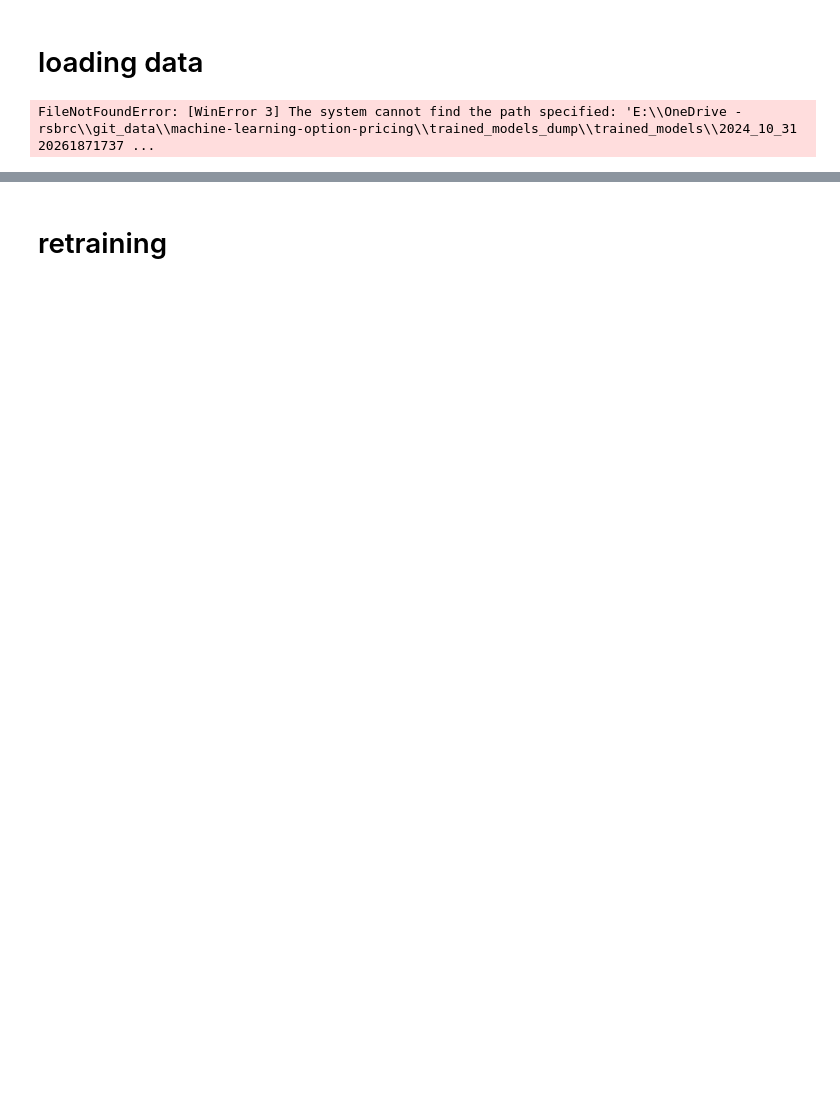
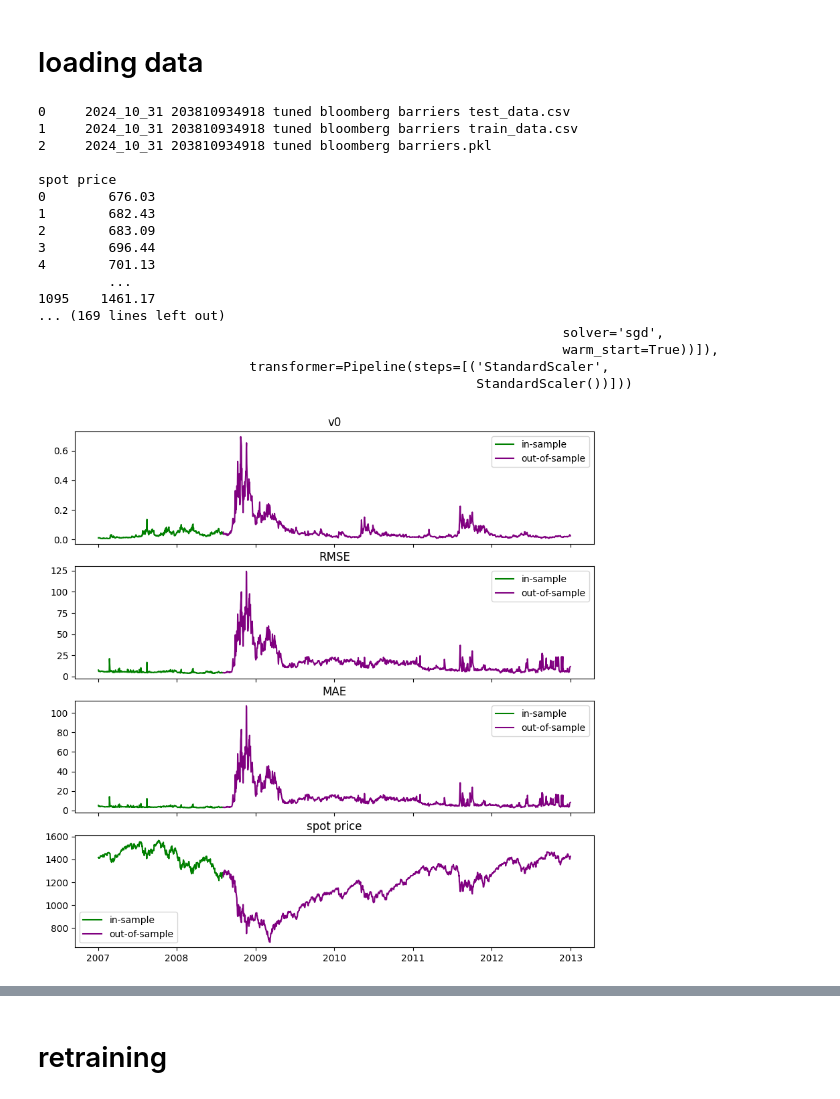
Before and after one commit to boomelage/machine-learning-option-pricing, a Jupyter notebook: trained_model_testing.ipynb, the cells around one changed output, grey strips where cells are left out. Drawn from its saved outputs; the diff is of its cells as text; code cells hidden in the pictures; blank space fills up the shorter version.

```diff
--- a/trained_model_testing.ipynb
+++ b/trained_model_testing.ipynb
@@ -18,7 +18,7 @@ def compute_MAE(diff):
 
 def plot_errors(plotcols, test_data, train_data):
     test_diff = test_data['outofsample_error']
-    train_diff = train_data['train_error']
+    train_diff = train_data['insample_error']
 
     test_data['RMSE'] = test_diff.resample('D').apply(compute_RMSE).dropna()
     test_data['MAE'] = test_diff.resample('D').apply(compute_MAE).dropna()
@@ -49,25 +49,12 @@ def retrain(old_train_data,old_test_data,train_to_date):
     test_y = arrs['test_y']
     preprocessor = trainer.preprocess()
     retrained_model = trainer.run_dnn(preprocessor,train_X,train_y)
-    train_data, test_data, errors = trainer.test_prediction_accuracy(retrained_model,new_test,new_train)
-    new_test_data = test_data.set_index('calculation_date')
-    new_train_data = train_data.set_index('calculation_date')
+    train_test = trainer.test_prediction_accuracy(new_train,new_test,retrained_model)
+    new_test_data = train_test['test_data'].set_index('calculation_date')
+    new_train_data = train_test['train_data'].set_index('calculation_date')
     print()
     plot_errors(plotcols,new_test_data,new_train_data)
     return new_train_data, new_test_data
-
-
-# """
-# from sklearn.inspection import partial_dependence,PartialDependenceDisplay
-
-# part_disp_X = train_data[model_fit.feature_names_in_]
-# fig, ax = plt.subplots(figsize=(12, 6))
-# disp = PartialDependenceDisplay.from_estimator(model_fit, part_disp_X, model_fit.feature_names_in_, ax=ax)
-
-# part_disp_X = train[retrained_model.feature_names_in_]
-# fig, ax = plt.subplots(figsize=(12, 6))
-# disp = PartialDependenceDisplay.from_estimator(retrained_model, part_disp_X, model_fit.feature_names_in_, ax=ax)
-# """
 # %% [markdown]
 # loading model
 # %%
@@ -83,40 +73,57 @@ for i,m in enumerate(models):
 """
 select model here
 """
-model = models[6]
+model = models[0]
 """"""
 
 plotcols = ['v0','RMSE', 'MAE','spot_price']
 
 from convsklearn import asian_trainer, barrier_trainer
 
 model_dir = os.path.join(models_dir,model)
 model_files = [f for f in os.listdir(model_dir) if f.find('ipynb')==-1 and f.find('.html')==-1]
 for i,m in enumerate(model_files):
     print(f"{i}     {m}")
 print()
 if any('asian' in file for file in model_files):
     trainer = asian_trainer
 if any('barrier' in file for file in model_files):
     trainer = barrier_trainer
 
 train_data = pd.read_csv(os.path.join(model_dir,[f for f in model_files if f.find('train')!=-1][0])).iloc[:,1:].copy()
 test_data = pd.read_csv(os.path.join(model_dir,[f for f in model_files if f. find('test')!=-1][0])).iloc[:,1:].copy()
 train_data['calculation_date'] = pd.to_datetime(train_data['calculation_date'])
 test_data['calculation_date'] = pd.to_datetime(test_data['calculation_date'])
 train_data = train_data.set_index('calculation_date')
 test_data = test_data.set_index('calculation_date')
 test_dates = pd.Series(test_data.index).sort_values(ascending=True).drop_duplicates().reset_index(drop=True)
 model_fit = joblib.load(os.path.join(model_dir,[f for f in model_files if f.endswith('.pkl')][0]))
 
 for col in trainer.feature_set:
     print(f"{col.replace("_"," "):}",f"\n{test_data[col].copy().squeeze().sort_values().drop_duplicates().reset_index(drop=True)}\n")
 print()
 print(model_fit)
 
 plot_errors(plotcols, test_data, train_data)
 # %% [output]
-FileNotFoundError: [WinError 3] The system cannot find the path specified: 'E:\\OneDrive - rsbrc\\git_data\\machine-learning-option-pricing\\trained_models_dump\\trained_models\\2024_10_31 20261871737 ...
+0     2024_10_31 203810934918 tuned bloomberg barriers test_data.csv
+1     2024_10_31 203810934918 tuned bloomberg barriers train_data.csv
+2     2024_10_31 203810934918 tuned bloomberg barriers.pkl
+
+spot price
+0        676.03
+1        682.43
+2        683.09
+3        696.44
+4        701.13
+         ...
+1095    1461.17
+... (169 lines left out)
+                                                                   solver='sgd',
+                                                                   warm_start=True))]),
+                           transformer=Pipeline(steps=[('StandardScaler',
+                                                        StandardScaler())]))
+[figure, added]
 # %%
 from sklearn.inspection import partial_dependence,PartialDependenceDisplay
 
```
Also changed, not shown: parts of 4 cells of this notebook, 16 other files.
